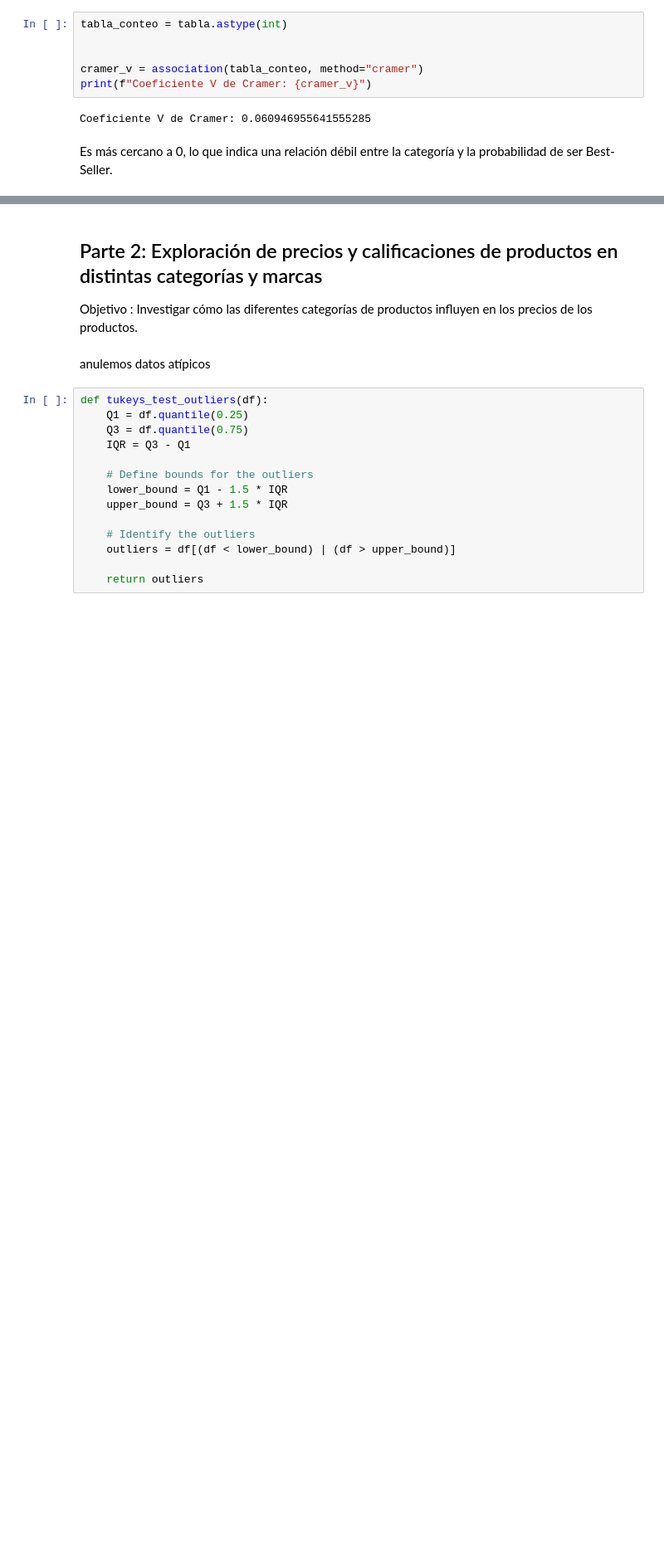
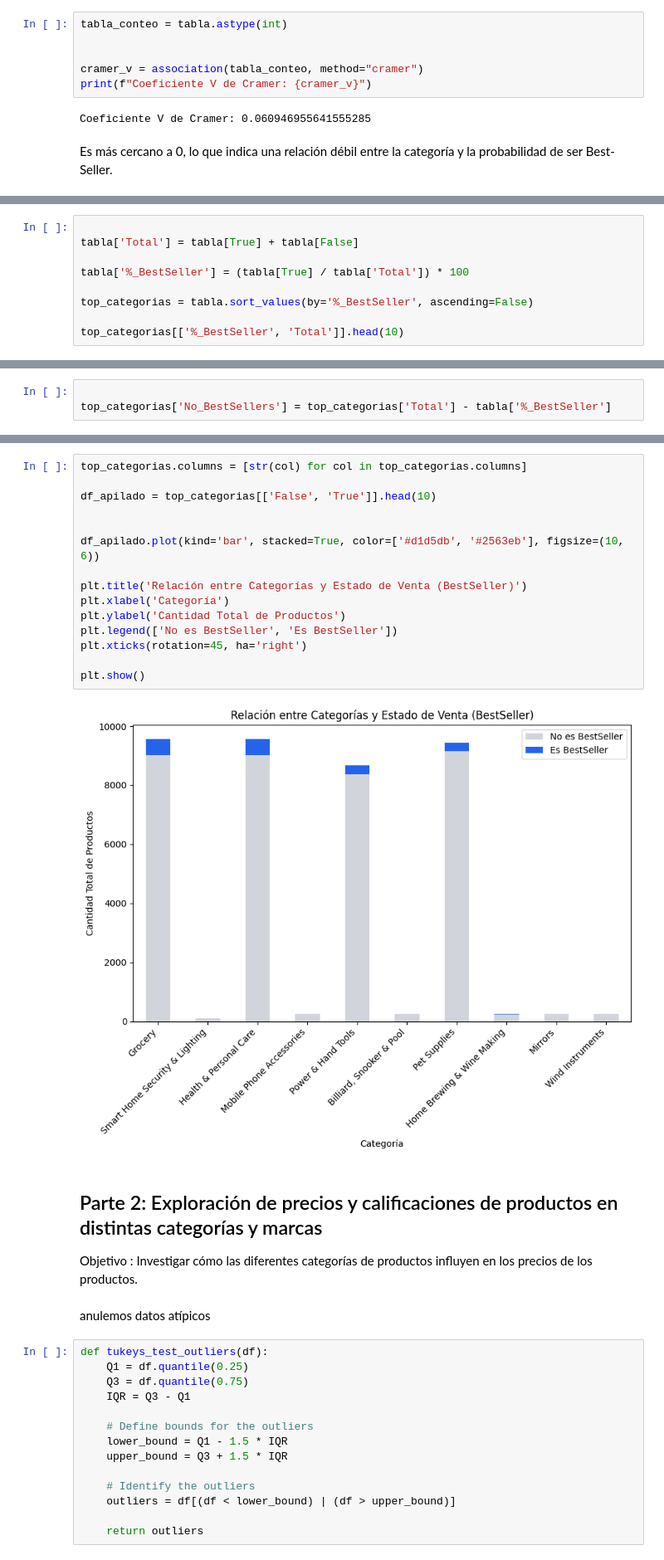
Before and after one commit to data-bootcamp-v4/lab-eda-bivariate, a Jupyter notebook: lab2.ipynb, the cells around one changed output, grey strips where cells are left out. Shown at 83% size. Cells and saved outputs as stored; diff of their text form; blank space fills up the shorter version.

```diff
--- a/lab2.ipynb
+++ b/lab2.ipynb
@@ -136,0 +145,9 @@ plt.show()
+# %%
+
+tabla['Total'] = tabla[True] + tabla[False]
+
+tabla['%_BestSeller'] = (tabla[True] / tabla['Total']) * 100
+
+top_categorias = tabla.sort_values(by='%_BestSeller', ascending=False)
+
+top_categorias[['%_BestSeller', 'Total']].head(10)
@@ -136,0 +167,3 @@ plt.show()
+# %%
+
+top_categorias['No_BestSellers'] = top_categorias['Total'] - tabla['%_BestSeller']
@@ -137,3 +187,20 @@ plt.show()
+# %%
+top_categorias.columns = [str(col) for col in top_categorias.columns]
+
+df_apilado = top_categorias[['False', 'True']].head(10)
+
+
+df_apilado.plot(kind='bar', stacked=True, color=['#d1d5db', '#2563eb'], figsize=(10, 6))
+
+plt.title('Relación entre Categorías y Estado de Venta (BestSeller)')
+plt.xlabel('Categoría')
+plt.ylabel('Cantidad Total de Productos')
+plt.legend(['No es BestSeller', 'Es BestSeller'])
+plt.xticks(rotation=45, ha='right')
+
+plt.show()
+# %% [output]
+[figure, added]
 # %% [markdown]
 ## Parte 2: Exploración de precios y calificaciones de productos en distintas categorías y marcas
 Objetivo : Investigar cómo las diferentes categorías de productos influyen en los precios de los productos.
```
Also changed, not shown: parts of 11 cells of this notebook.
